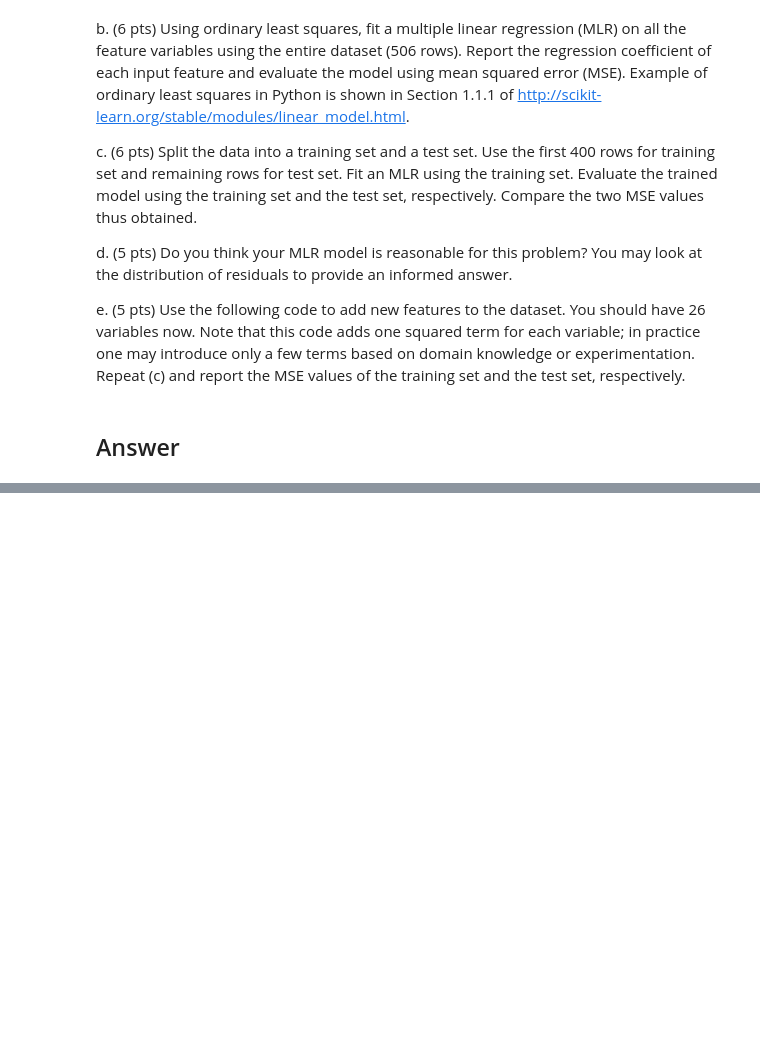
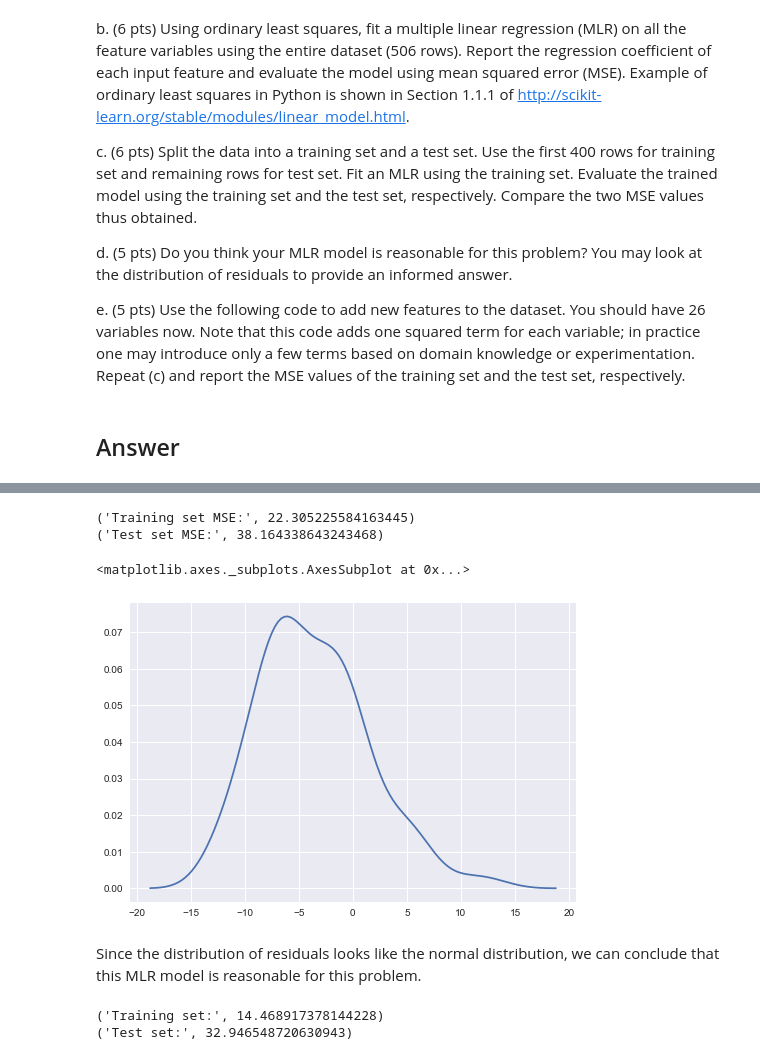
Before and after one commit to atreyamisra/DataSciencePrinciples, a Jupyter notebook: Homework/HW1.ipynb, the cells around one changed output, grey strips where cells are left out. Drawn from its saved outputs; the diff is of its cells as text; code cells hidden in the pictures; blank space fills up the shorter version.

```diff
--- a/Homework/HW1.ipynb
+++ b/Homework/HW1.ipynb
@@ -188,0 +224,40 @@ X = np.concatenate((X, np.square(X)), axis=1)
+# %%
+trainingX = X[:400]
+testX = X[400:]
+trainingY = y[:400]
+testY = y[400:]
+
+reg = linear_model.LinearRegression()
+reg.fit(trainingX, trainingY)
+predictTrainingY = reg.predict(trainingX)
+predictTestY = reg.predict(testX)
+print('Training set MSE:', mean_squared_error(trainingY, predictTrainingY))
+print('Test set MSE:', mean_squared_error(testY, predictTestY))
+# %% [output]
+('Training set MSE:', 22.305225584163445)
+('Test set MSE:', 38.164338643243468)
+# %%
+resid = testY - predictTestY
+sns.kdeplot(resid)
+# %% [output]
+<matplotlib.axes._subplots.AxesSubplot at 0x...>
+[figure, added]
+# %% [markdown]
+Since the distribution of residuals looks like the normal distribution, we can conclude that this MLR model is reasonable for this problem.
+# %%
+X = np.concatenate((X, np.square(X)), axis=1)
+
+trainingX = X[:400]
+testX = X[400:]
+trainingY = y[:400]
+testY = y[400:]
+
+reg = linear_model.LinearRegression()
+reg.fit(trainingX, trainingY)
+predictTrainingY = reg.predict(trainingX)
+predictTestY = reg.predict(testX)
+print('Training set:', mean_squared_error(trainingY, predictTrainingY))
+print('Test set:', mean_squared_error(testY, predictTestY))
+# %% [output]
+('Training set:', 14.468917378144228)
+('Test set:', 32.946548720630943)
```
Also changed, not shown: parts of 4 cells of this notebook.
